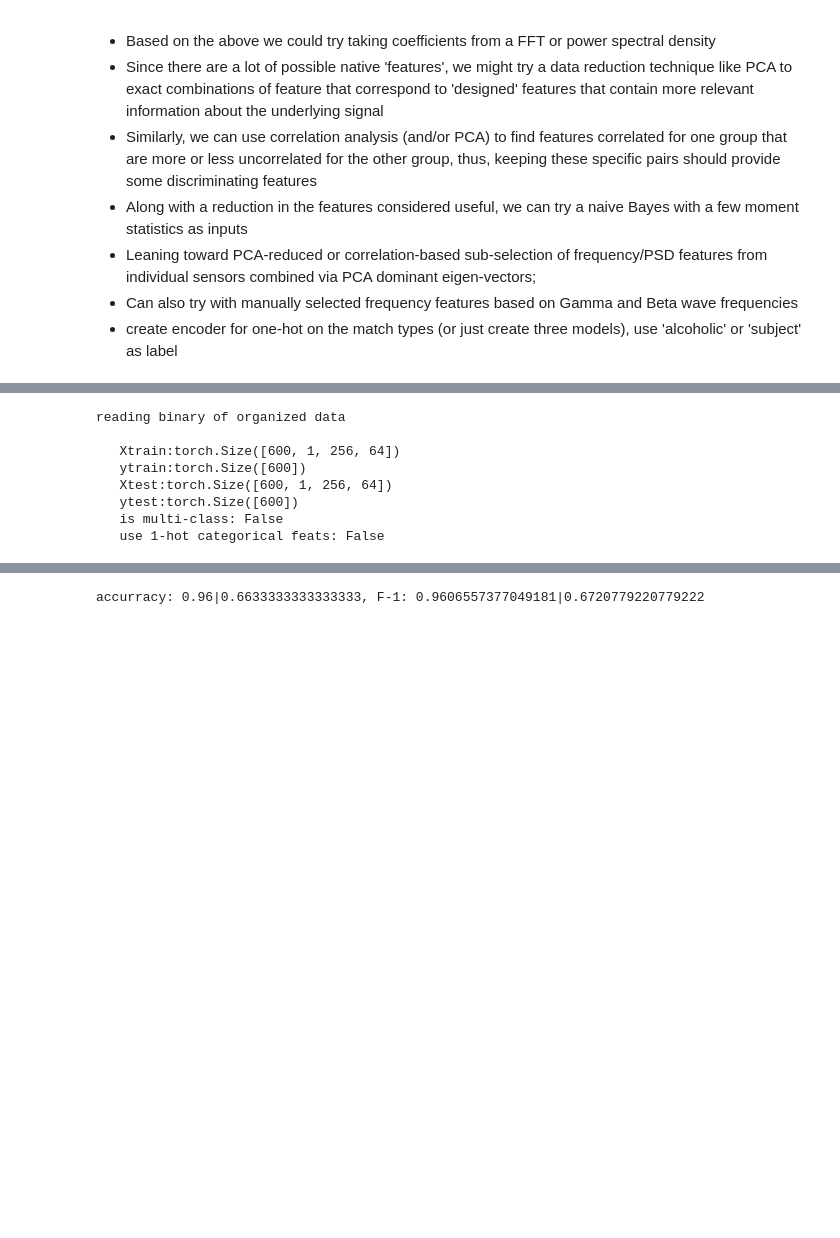
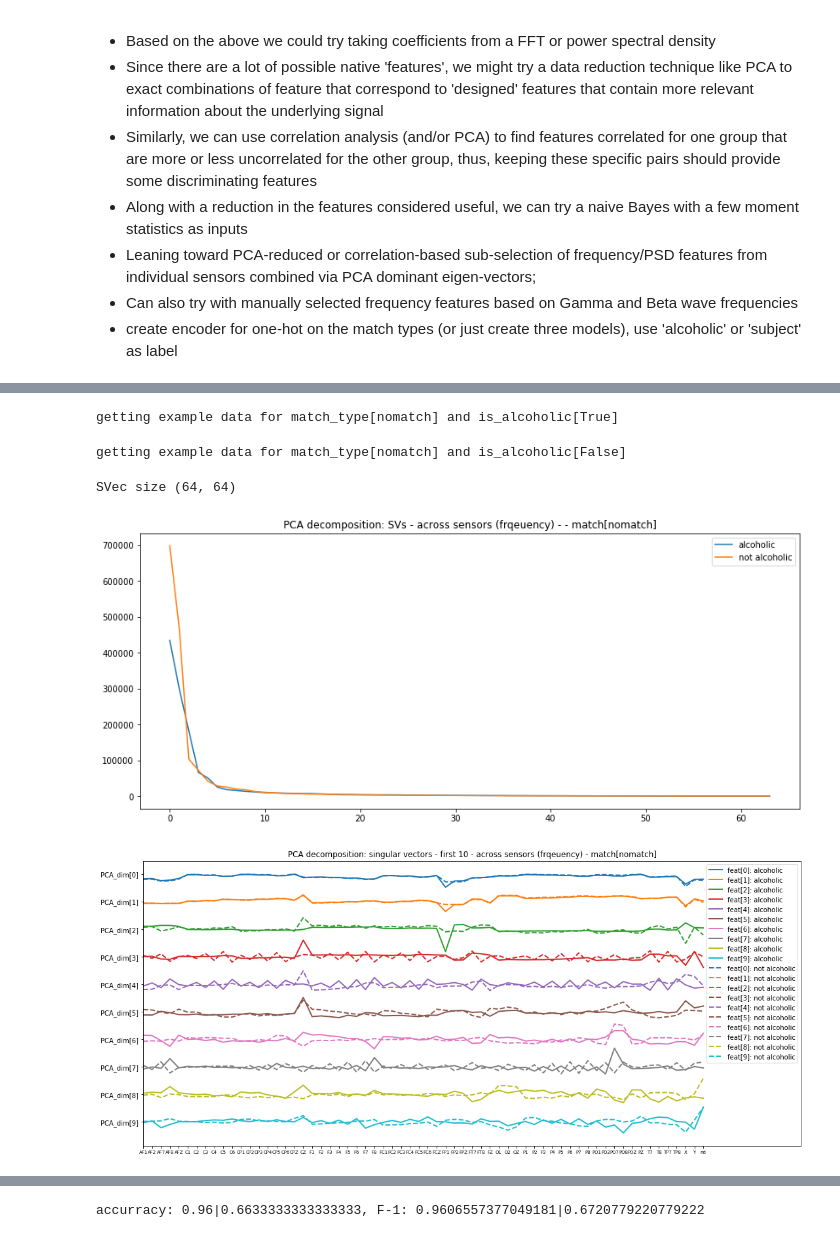
Before and after one commit to nickrose/eeg_ML, a Jupyter notebook: feature_analysis-EEG_data.ipynb, the cells around one changed output, grey strips where cells are left out. Saved outputs shown, nothing was run; the diff lists cells and outputs as text; code cells hidden in the pictures; blank space fills up the shorter version.

```diff
--- a/feature_analysis-EEG_data.ipynb
+++ b/feature_analysis-EEG_data.ipynb
@@ -55,41 +61 @@ SVec size (64, 64)
 [figure]
-# %%
-data_tuple = get_blocked_data(
-#         process_data=fft_on_row_data, pickle_name='eeg_all_data_medium_size_1200.fft.bin')
-    pickle_name='eeg_all_data_medium_size_1200.fft.bin',
-    debug=2)
-
-# data_tuple = get_blocked_data(
-#     process_data=fft_on_row_data, pickle_name='eeg_all_data_medium_size_1200.fft.bin')
-
-# data_tuple = get_blocked_data(eeg_half_half_alcoholic_all_subjects_obj_tt_even_400,
-# #         process_data=fft_on_row_data, pickle_name='eeg_half_half_alcoholic_all_subjects_obj_tt_even_400.fft.bin')
-#     pickle_name='eeg_half_half_alcoholic_all_subjects_obj_tt_even_400.bin')
-if len(data_tuple) > 5:
-    multi_class = True
-    X_train, y_train, X_test, y_test, uses_cat_feat, classIdDict = data_tuple
-else:
-    X_train, y_train, X_test, y_test, uses_cat_feat = data_tuple
-
-X_train, X_test = X_train.numpy(), X_test.numpy()
-y_train, y_test = y_train.numpy(), y_test.numpy()
-
-
-X_train = X_train.reshape(
-        (X_train.shape[0], (X_train.shape[2] * X_train.shape[3])))
-X_test = X_test.reshape(
-        (X_test.shape[0], (X_test.shape[2] * X_test.shape[3])))
-
-scaler = StandardScaler().fit(X_train)
-
-X_train = scaler.transform(X_train)
-X_test = scaler.transform(X_test)
-# %% [output]
-reading binary of organized data
-
-   Xtrain:torch.Size([600, 1, 256, 64])
-   ytrain:torch.Size([600])
-   Xtest:torch.Size([600, 1, 256, 64])
-   ytest:torch.Size([600])
-   is multi-class: False
-   use 1-hot categorical feats: False
@@ -106,0 +62,12 @@ clf = SVC(C=0.7, cache_size=200, class_weight=None, coef0=0.0,
+# %%
+Ua_nm, Una_nm = highlight_correlated_feature_twoclass(
+    200,
+    process_data=fft_on_row_data,
+    pca_vec_to_plot=10,
+    match_types_in=['nomatch'], figsize=(14, 12), debug=1)
+# %% [output]
+getting example data for match_type[nomatch] and is_alcoholic[True]
+getting example data for match_type[nomatch] and is_alcoholic[False]
+SVec size (64, 64)
+[figure, added]
+[figure, added]
```
Also changed, not shown: parts of 10 cells of this notebook, 4 other files.
